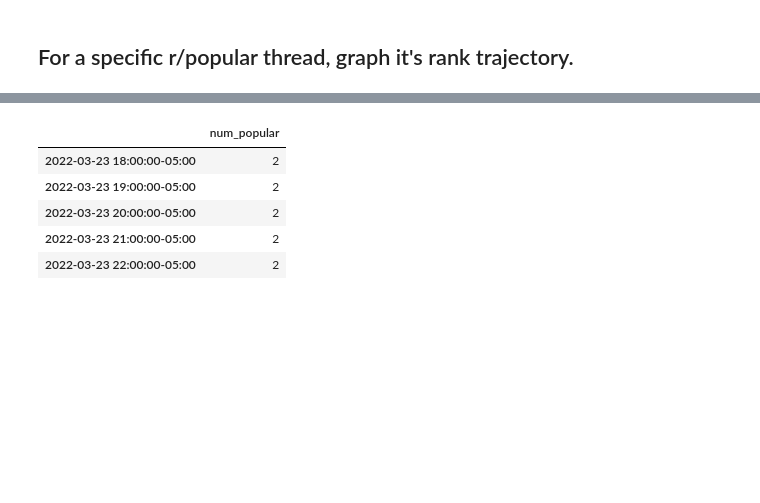
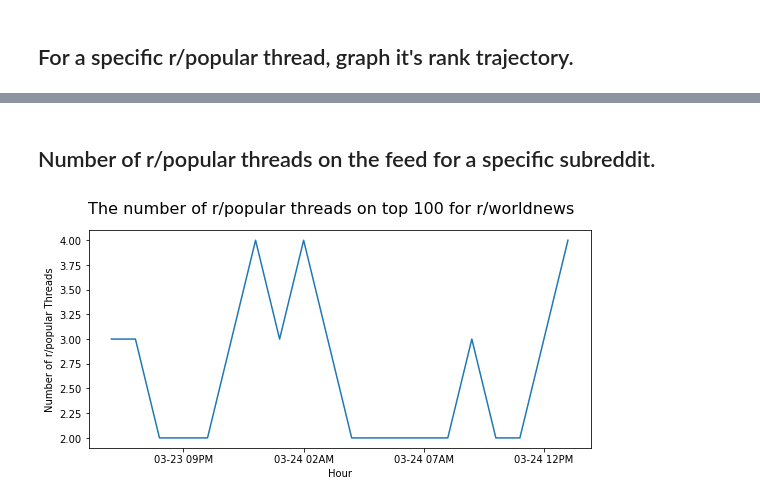
Before and after one commit to jackiec1998/resilient-communities, a Jupyter notebook: src/notebooks/analysis.ipynb, the cells around one changed output, grey strips where cells are left out. Cells and saved outputs as stored; diff of their text form; code cells hidden in the pictures; blank space fills up the shorter version.

```diff
--- a/src/notebooks/analysis.ipynb
+++ b/src/notebooks/analysis.ipynb
@@ -264,29 +273,35 @@ plt.show()
-# %%
-subreddit = 'AskReddit'
-
-popular_ranges = popular_threads[popular_threads['subreddit'] == subreddit][['min_datetime', 'max_datetime']]
-popular_ranges['start_hour'] = popular_ranges['min_datetime'].dt.round('H')
-popular_ranges['end_hour'] = popular_ranges['max_datetime'].dt.round('H')
-
-
-start = popular_ranges['start_hour'].min()
-end = popular_ranges['end_hour'].max()
-
-date_index = pd.date_range(start, end, freq='H')
-
-popular_feed_count = pd.DataFrame(index=date_index,
-                                  columns=['num_popular'],
-                                  data=[0 for _ in range(len(date_index))])
-
-for row in popular_ranges.itertuples():
-    for hour in pd.date_range(row.start_hour, row.end_hour, freq='H'):
-        popular_feed_count.loc[hour] += 1
-
-popular_feed_count
-# %% [output]
-|  | num_popular |
-| 2022-03-23 18:00:00-05:00 | 2 |
-| 2022-03-23 19:00:00-05:00 | 2 |
-| 2022-03-23 20:00:00-05:00 | 2 |
-| 2022-03-23 21:00:00-05:00 | 2 |
-| 2022-03-23 22:00:00-05:00 | 2 |
+# %% [markdown]
+## Number of r/popular threads on the feed for a specific subreddit.
+# %%
+subreddit = 'worldnews'
+
+popular_ranges = popular_threads[popular_threads['subreddit'] == subreddit][['min_datetime', 'max_datetime']]
+popular_ranges['start_hour'] = popular_ranges['min_datetime'].dt.round('H')
+popular_ranges['end_hour'] = popular_ranges['max_datetime'].dt.round('H')
+
+
+start = popular_ranges['start_hour'].min()
+end = popular_ranges['end_hour'].max()
+
+date_index = pd.date_range(start, end, freq='H')
+
+popular_feed_count = pd.DataFrame(index=date_index,
+                                  columns=['num_popular'],
+                                  data=[0 for _ in range(len(date_index))])
+
+for row in popular_ranges.itertuples():
+    for hour in pd.date_range(row.start_hour, row.end_hour, freq='H'):
+        popular_feed_count.loc[hour] += 1
+
+plt.figure(figsize=(9, 4))
+plt.suptitle(f'The number of r/popular threads on top 100 for r/{subreddit}', fontsize=16)
+plt.xlabel('Hour', fontsize=10)
+plt.ylabel('Number of r/popular Threads', fontsize=10)
+plt.plot(popular_feed_count)
+ax = plt.gca()
+matplotlib.rcParams['timezone'] = 'US/Central'
+ax.xaxis.set_major_locator(mdates.HourLocator(interval=5))
+ax.xaxis.set_major_formatter(mdates.DateFormatter('%m-%d %I%p'))
+plt.show()
+# %% [output]
+[figure, added]
```
Also changed, not shown: parts of 11 cells of this notebook.
